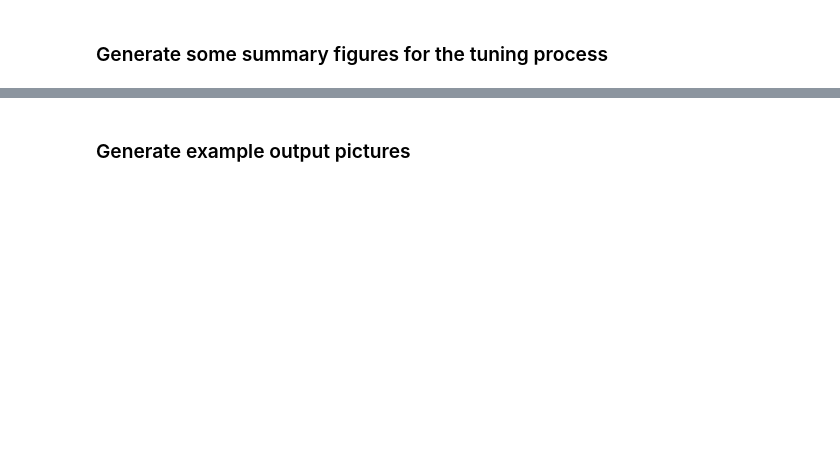
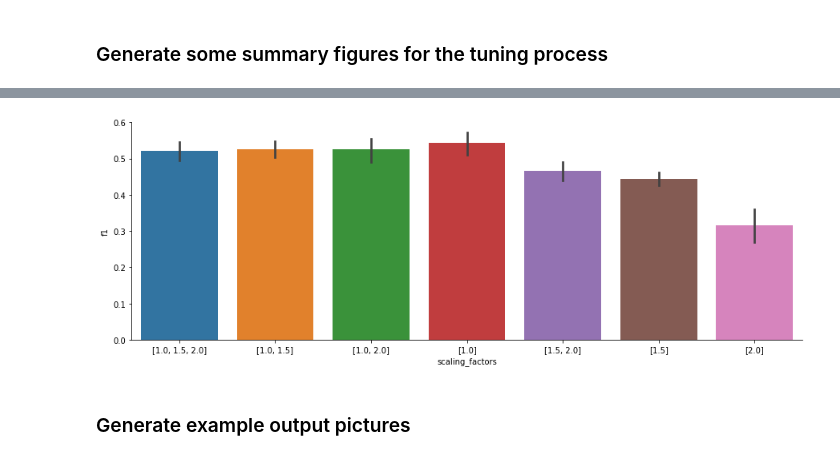
Before and after one commit to Iskriyana/deep-food, a Jupyter notebook: train_model.ipynb, the cells around one changed output, grey strips where cells are left out. Cells and saved outputs as stored; diff of their text form; code cells hidden in the pictures; blank space fills up the shorter version.

```diff
--- a/train_model.ipynb
+++ b/train_model.ipynb
@@ -610,3 +577,9 @@ if logging:
+# %%
+fig = training_vis.bars_f1_scaling_factors(metrics_df,
+                               logging=logging,
+                               logpath=os.path.join(logdir, 'figures/f1_scaling_factors.png'))
+# %% [output]
+[figure, added]
 # %% [markdown]
 ### Generate example output pictures
 # %%
```
Also changed, not shown: parts of 29 cells of this notebook, 2 other files.
